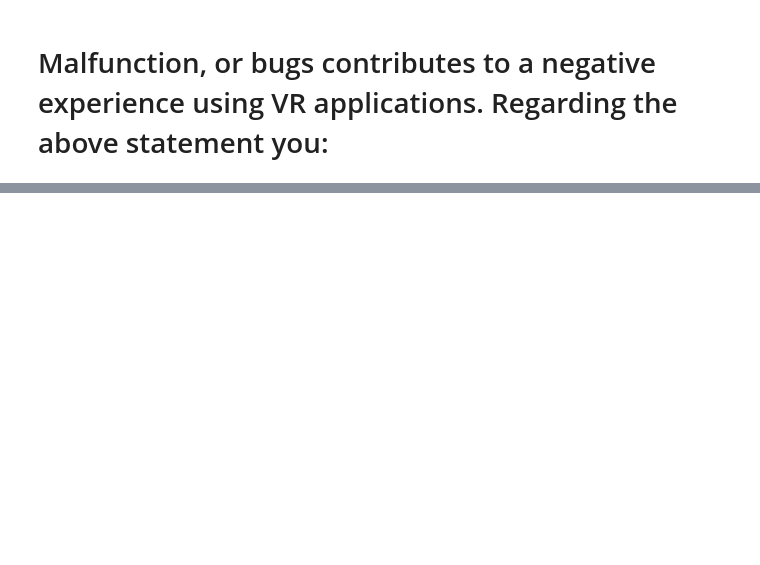
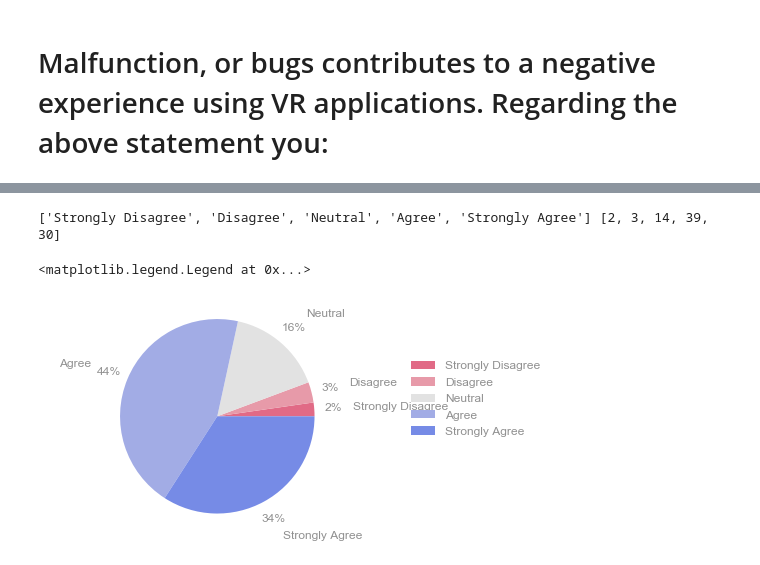
Before and after one commit to stevao-andrade/vr_survey, a Jupyter notebook: survey_charts.ipynb, the cells around one changed output, grey strips where cells are left out. Saved outputs shown, nothing was run; the diff lists cells and outputs as text; code cells hidden in the pictures; blank space fills up the shorter version.

```diff
--- a/survey_charts.ipynb
+++ b/survey_charts.ipynb
@@ -213,0 +220,34 @@ bad_experience = bad_experience.drop('bad-experience', 1)
+# %%
+color_palette_list = ['#e16a86', '#e79aa9' , '#e2e2e2', '#a2ace5', '#768be6', ]
+
+fig, ax = plt.subplots()
+
+plt.rcParams['font.sans-serif'] = 'Arial'
+plt.rcParams['font.family'] = 'sans-serif'
+plt.rcParams['text.color'] = '#909090'
+plt.rcParams['axes.labelcolor']= '#909090'
+plt.rcParams['xtick.color'] = '#909090'
+plt.rcParams['ytick.color'] = '#909090'
+plt.rcParams['font.size']=12
+
+#convert results in a dictionary
+results_dict = dict(results['bad-experience'].value_counts())
+
+#get the keys and the values of the dict
+labels = ['Strongly Disagree', 'Disagree', 'Neutral', 'Agree', 'Strongly Agree']
+percentages = [results_dict[l] for l in labels]
+
+print labels, percentages
+
+ax.pie(percentages,  labels=labels,
+       colors=color_palette_list, autopct='%1.0f%%',
+       shadow=False, startangle=0,
+       pctdistance=1.2,labeldistance=1.4)
+
+ax.axis('equal')
+#ax.set_title("How responders rate theier profile?")
+ax.legend(frameon=False, bbox_to_anchor=(1.5,0.8))
+# %% [output]
+['Strongly Disagree', 'Disagree', 'Neutral', 'Agree', 'Strongly Agree'] [2, 3, 14, 39, 30]
+<matplotlib.legend.Legend at 0x...>
+[figure, added]
```
Also changed, not shown: parts of 5 cells of this notebook, 6 other files.
